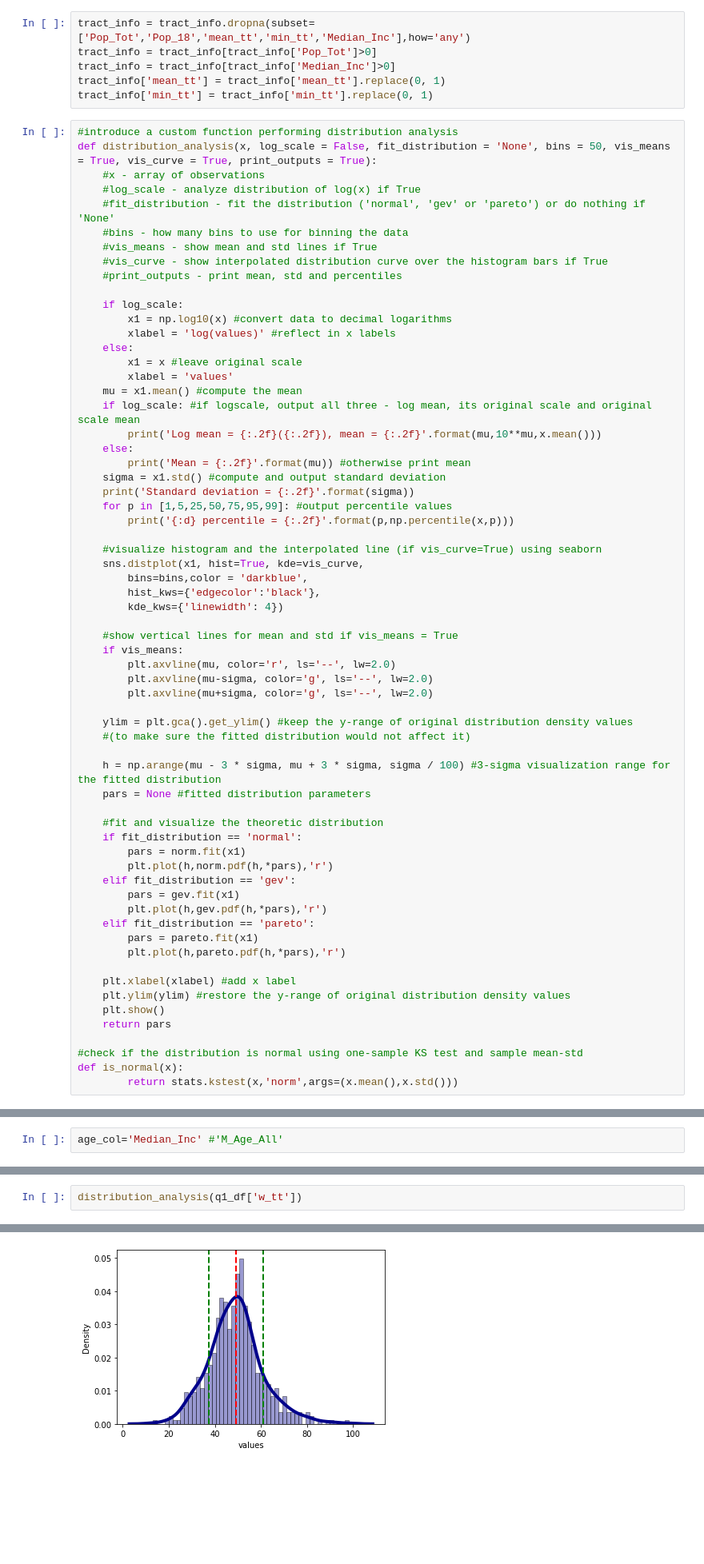
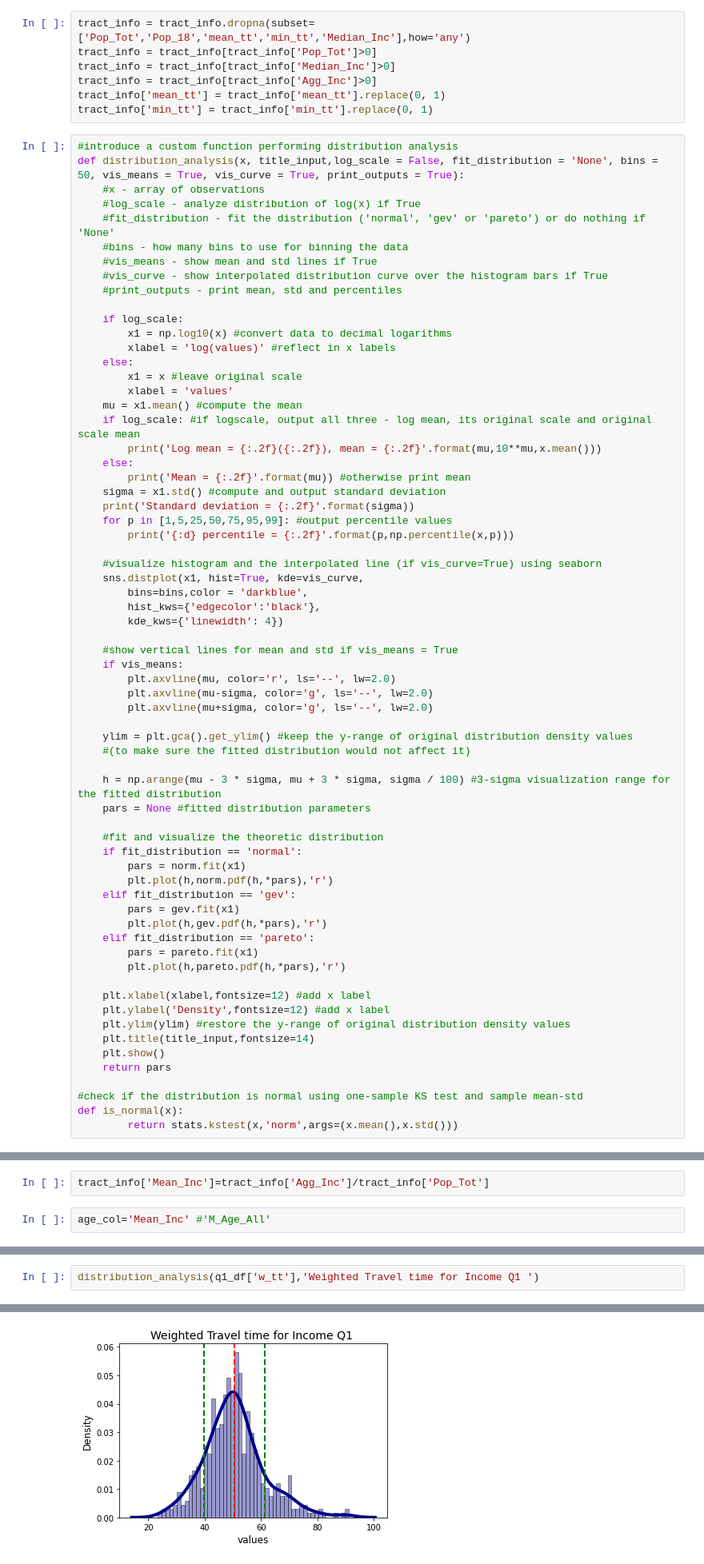
Before and after one commit to emj1020/complex_urban_systems_finalproj, a Jupyter notebook: Scripts/07c_multivariate_analysis.ipynb, the cells around one changed output, grey strips where cells are left out. Shown at 80% size. Drawn from its saved outputs; the diff is of its cells as text; blank space fills up the shorter version.

Commit message:
Analysis update

```diff
--- a/Scripts/07c_multivariate_analysis.ipynb
+++ b/Scripts/07c_multivariate_analysis.ipynb
@@ -251,11 +251,12 @@ Name: Median_Inc, Length: 2041, dtype: int64
 tract_info = tract_info.dropna(subset=['Pop_Tot','Pop_18','mean_tt','min_tt','Median_Inc'],how='any')
 tract_info = tract_info[tract_info['Pop_Tot']>0]
 tract_info = tract_info[tract_info['Median_Inc']>0]
+tract_info = tract_info[tract_info['Agg_Inc']>0]
 tract_info['mean_tt'] = tract_info['mean_tt'].replace(0, 1)
 tract_info['min_tt'] = tract_info['min_tt'].replace(0, 1)
 # %%
 #introduce a custom function performing distribution analysis
-def distribution_analysis(x, log_scale = False, fit_distribution = 'None', bins = 50, vis_means = True, vis_curve = True, print_outputs = True):
+def distribution_analysis(x, title_input,log_scale = False, fit_distribution = 'None', bins = 50, vis_means = True, vis_curve = True, print_outputs = True):
     #x - array of observations
     #log_scale - analyze distribution of log(x) if True
     #fit_distribution - fit the distribution ('normal', 'gev' or 'pareto') or do nothing if 'None'
@@ -309,8 +310,10 @@ def distribution_analysis(x, log_scale = False, fit_distribution = 'None', bins
         pars = pareto.fit(x1)
         plt.plot(h,pareto.pdf(h,*pars),'r')
 
-    plt.xlabel(xlabel) #add x label
+    plt.xlabel(xlabel,fontsize=12) #add x label
+    plt.ylabel('Density',fontsize=12) #add x label
     plt.ylim(ylim) #restore the y-range of original distribution density values
+    plt.title(title_input,fontsize=14)
     plt.show()
     return pars
 
@@ -329,8 +332,10 @@ tract_info[['M_Age_Wor']].describe()#'M_Age_Wor','M_Age_All'
 | 50% | 39.400000 |
 | 75% | 42.000000 |
 | max | 51.700000 |
+# %%
+tract_info['Mean_Inc']=tract_info['Agg_Inc']/tract_info['Pop_Tot']
 # %%
-age_col='Median_Inc' #'M_Age_All'
+age_col='Mean_Inc' #'M_Age_All'
 # %%
 tract_info.loc[tract_info[age_col]<0]=np.nan
 tract_info.drop(index=tract_info[tract_info.w_tt.isna()].index,inplace=True)
@@ -359,3 +440,3 @@ print(len(q1_df ),len(q2_df ),len(q3_df ),len(q4_df ))
 # %%
-distribution_analysis(q1_df['w_tt'])
+distribution_analysis(q1_df['w_tt'],'Weighted Travel time for Income Q1 ')
 # %% [output]
@@ -370,3 +451,3 @@ Standard deviation = 11.83
 99 percentile = 81.56
-[figure, old version]
+[figure, new version]
 # %%
```
Also changed, not shown: parts of 22 cells of this notebook.
